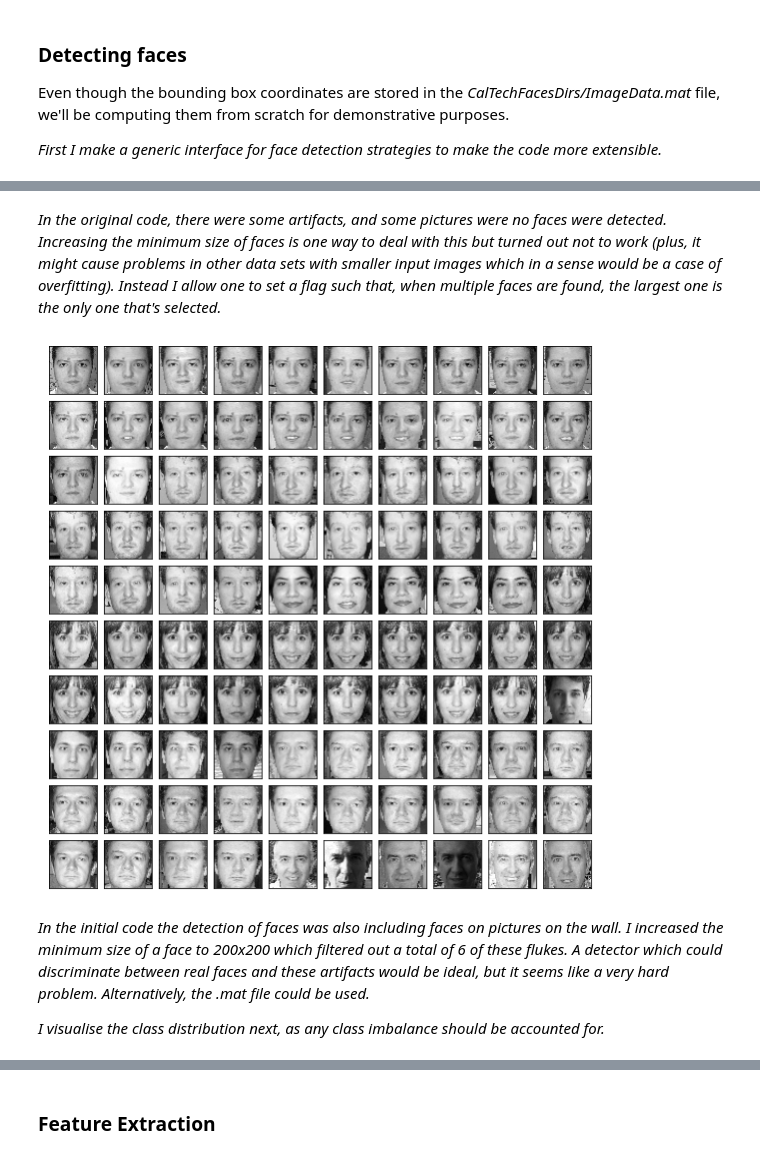
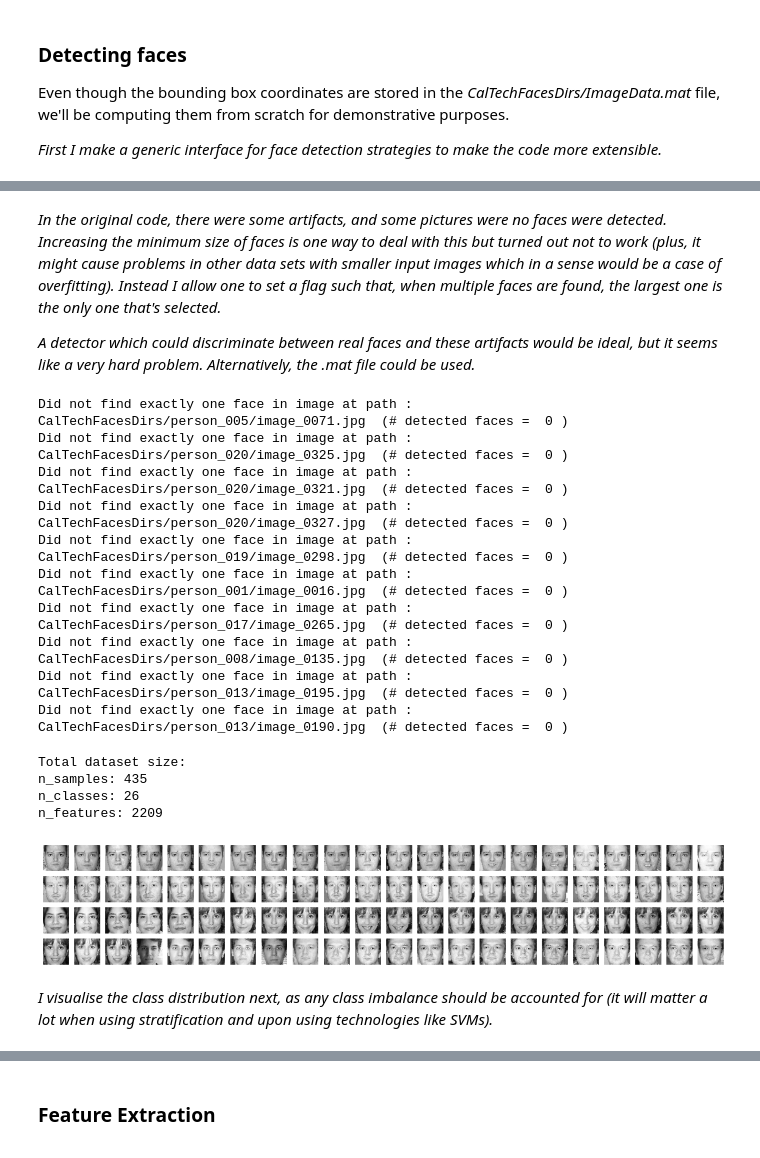
Before and after one commit to BrunoVandekerkhove/biometric-systems, a Jupyter notebook: face_recognition/facial_recognition.ipynb, the cells around one changed output, grey strips where cells are left out. Saved outputs shown, nothing was run; the diff lists cells and outputs as text; code cells hidden in the pictures.

Commit message:
Cleaned facial detection introductory code

```diff
--- a/face_recognition/facial_recognition.ipynb
+++ b/face_recognition/facial_recognition.ipynb
@@ -107,9 +107,9 @@ class FaceDetectionStrategy(ABC):
         path = paths[idx]
         if verbose:
           print('Did not find exactly one face in image at path : ', path, ' (# detected faces = ', len(faces), ')')
-        not_detected.append(img) # unused for the moment
+        not_detected.append(image) # unused for the moment
       for (x, y, w, h) in faces: # iterate faces found in image
-        new_img = img.copy()
+        new_img = image.copy()
         raw_face = new_img[y:y+h, x:x+w] # extract ROI
         face = cv2.resize(raw_face, face_size) # resize the face to the preferred size
         face_flatten = face.flatten()
@@ -156,7 +140,20 @@ Did not find exactly one face in image at path :  CalTechFacesDirs/person_013/im
 # %% [markdown]
 *In the original code, there were some artifacts, and some pictures were no faces were detected. Increasing the minimum size of faces is one way to deal with this but turned out not to work (plus, it might cause problems in other data sets with smaller input images which in a sense would be a case of overfitting). Instead I allow one to set a flag such that, when multiple faces are found, the largest one is the only one that's selected.*
+
+*A detector which could discriminate between real faces and these artifacts would be ideal, but it seems like a very hard problem. Alternatively, the .mat file could be used.*
 # %%
 faces = detection_strategy.detect_multi(data['images'], data['target'], paths=imagePaths, take_largest=True)
+# %% [output]
+Did not find exactly one face in image at path :  CalTechFacesDirs/person_005/image_0071.jpg  (# detected faces =  0 )
+Did not find exactly one face in image at path :  CalTechFacesDirs/person_020/image_0325.jpg  (# detected faces =  0 )
+Did not find exactly one face in image at path :  CalTechFacesDirs/person_020/image_0321.jpg  (# detected faces =  0 )
+Did not find exactly one face in image at path :  CalTechFacesDirs/person_020/image_0327.jpg  (# detected faces =  0 )
+Did not find exactly one face in image at path :  CalTechFacesDirs/person_019/image_0298.jpg  (# detected faces =  0 )
+Did not find exactly one face in image at path :  CalTechFacesDirs/person_001/image_0016.jpg  (# detected faces =  0 )
+Did not find exactly one face in image at path :  CalTechFacesDirs/person_017/image_0265.jpg  (# detected faces =  0 )
+Did not find exactly one face in image at path :  CalTechFacesDirs/person_008/image_0135.jpg  (# detected faces =  0 )
+Did not find exactly one face in image at path :  CalTechFacesDirs/person_013/image_0195.jpg  (# detected faces =  0 )
+Did not find exactly one face in image at path :  CalTechFacesDirs/person_013/image_0190.jpg  (# detected faces =  0 )
 # %%
 # Extract number of samples and image dimensions (for later display)
 n_samples, h, w, n_channels = faces.images.shape
@@ -170,17 +167,22 @@ print("Total dataset size:")
 print("n_samples: %d" % n_samples)
 print("n_classes: %d" % n_classes)
 print("n_features: %d" % n_features)
+# %% [output]
+Total dataset size:
+n_samples: 435
+n_classes: 26
+n_features: 2209
 # %%
-fig = plt.figure(figsize=(10, 10))
-grid = ImageGrid(fig, 111, nrows_ncols=(10, 10), axes_pad=0.1)
+# Visualise some detected faces
+center_plots()
+fig = plt.figure(figsize=(20, 20))
+grid = ImageGrid(fig, 111, nrows_ncols=(4, 22), axes_pad=0.1)
 for ax, im, t in zip(grid, faces['images'], faces['target']):
     ax.imshow(np.mean(im, -1), cmap = 'gray')
     ax.get_xaxis().set_visible(False)
     ax.get_yaxis().set_visible(False)
 # %% [output]
-[figure, old version]
+[figure, new version]
-# %% [markdown]
-*In the initial code the detection of faces was also including faces on pictures on the wall. I increased the minimum size of a face to 200x200 which filtered out a total of 6 of these flukes. A detector which could discriminate between real faces and these artifacts would be ideal, but it seems like a very hard problem. Alternatively, the .mat file could be used.*
-
-*I visualise the class distribution next, as any class imbalance should be accounted for.*
+# %% [markdown]
+*I visualise the class distribution next, as any class imbalance should be accounted for (it will matter a lot when using stratification and upon using technologies like SVMs).*
 # %%
```
Also changed, not shown: parts of 2 cells of this notebook.
